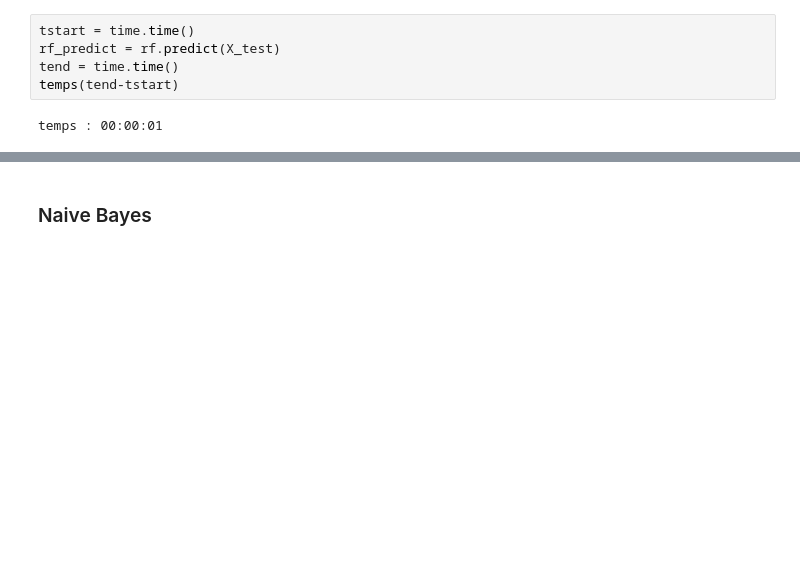
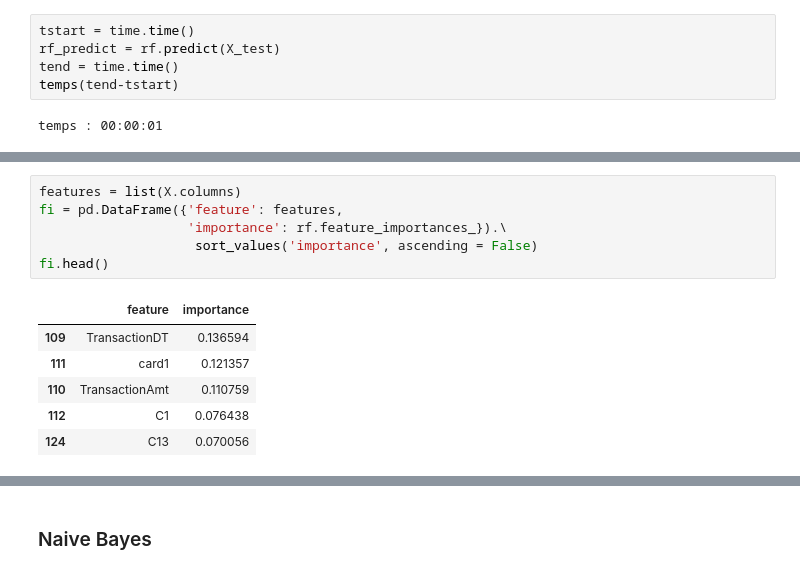
Before and after one commit to DataCampM2DSSAF/suivi-du-data-camp-ghoul_boubekeur_davidas, a Jupyter notebook: notebook_final.ipynb, the cells around one changed output, grey strips where cells are left out. Cells and saved outputs as stored; diff of their text form; blank space fills up the shorter version.

```diff
--- a/notebook_final.ipynb
+++ b/notebook_final.ipynb
@@ -970,0 +1002,13 @@ Fitting 3 folds for each of 100 candidates, totalling 300 fits
+# %%
+features = list(X.columns)
+fi = pd.DataFrame({'feature': features,
+                   'importance': rf.feature_importances_}).\
+                    sort_values('importance', ascending = False)
+fi.head()
+# %% [output]
+|  | feature | importance |
+| 109 | TransactionDT | 0.136594 |
+| 111 | card1 | 0.121357 |
+| 110 | TransactionAmt | 0.110759 |
+| 112 | C1 | 0.076438 |
+| 124 | C13 | 0.070056 |
```
Also changed, not shown: parts of 29 cells of this notebook.
